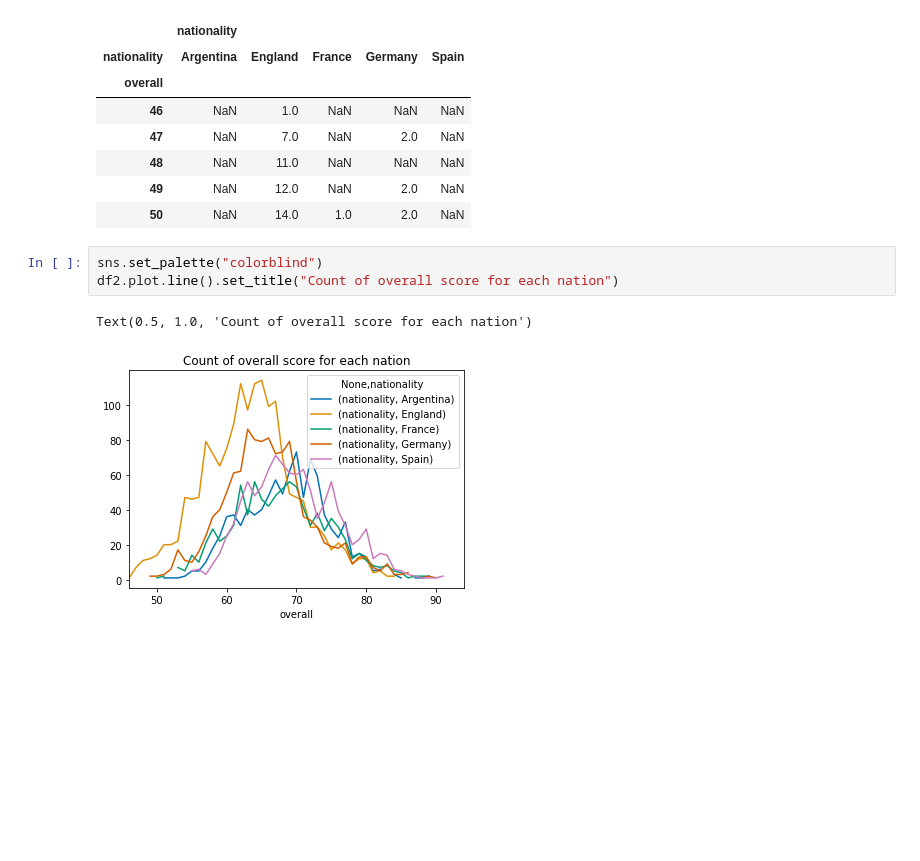
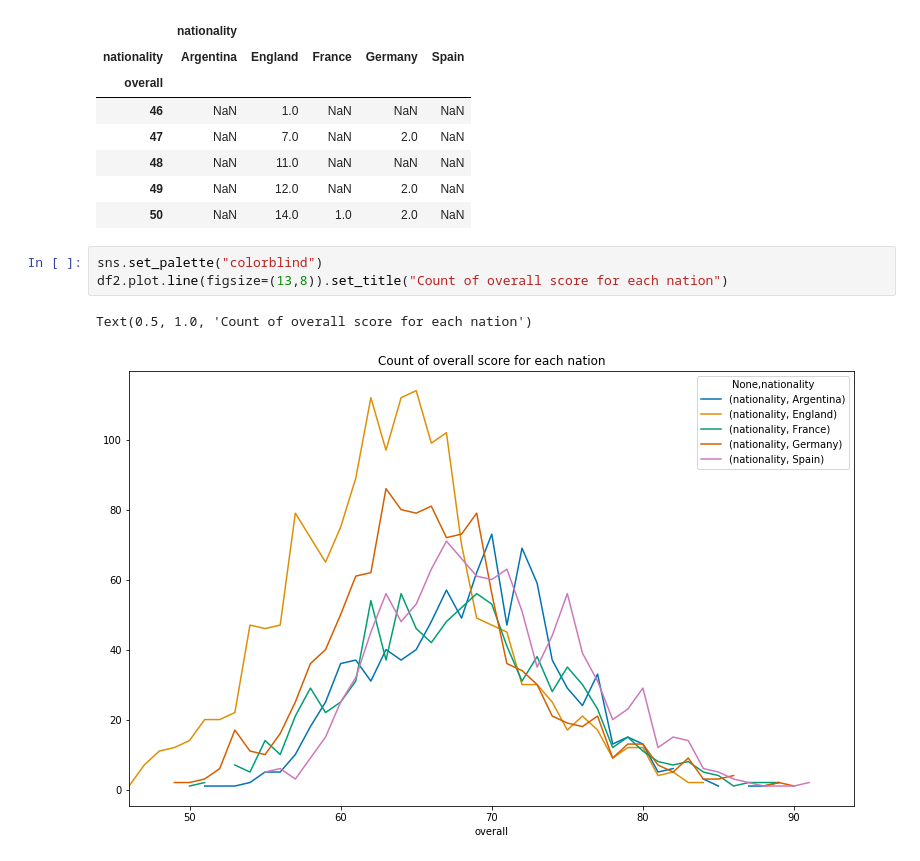
Before and after one commit to shobhitshah/fifa19-player-stats, a Jupyter notebook: scripts/fifa19.ipynb, the cells around one changed output. Saved outputs shown, nothing was run; the diff lists cells and outputs as text; blank space fills up the shorter version.

```diff
--- a/scripts/fifa19.ipynb
+++ b/scripts/fifa19.ipynb
@@ -143,7 +165,7 @@ df2.head()
 | 50 | NaN | 14.0 | 1.0 | 2.0 | NaN |
 # %%
 sns.set_palette("colorblind")
-df2.plot.line().set_title("Count of overall score for each nation")
+df2.plot.line(figsize=(13,8)).set_title("Count of overall score for each nation")
 # %% [output]
 Text(0.5, 1.0, 'Count of overall score for each nation')
-[figure, old version]
+[figure, new version]
```
Also changed, not shown: parts of 9 cells of this notebook.
